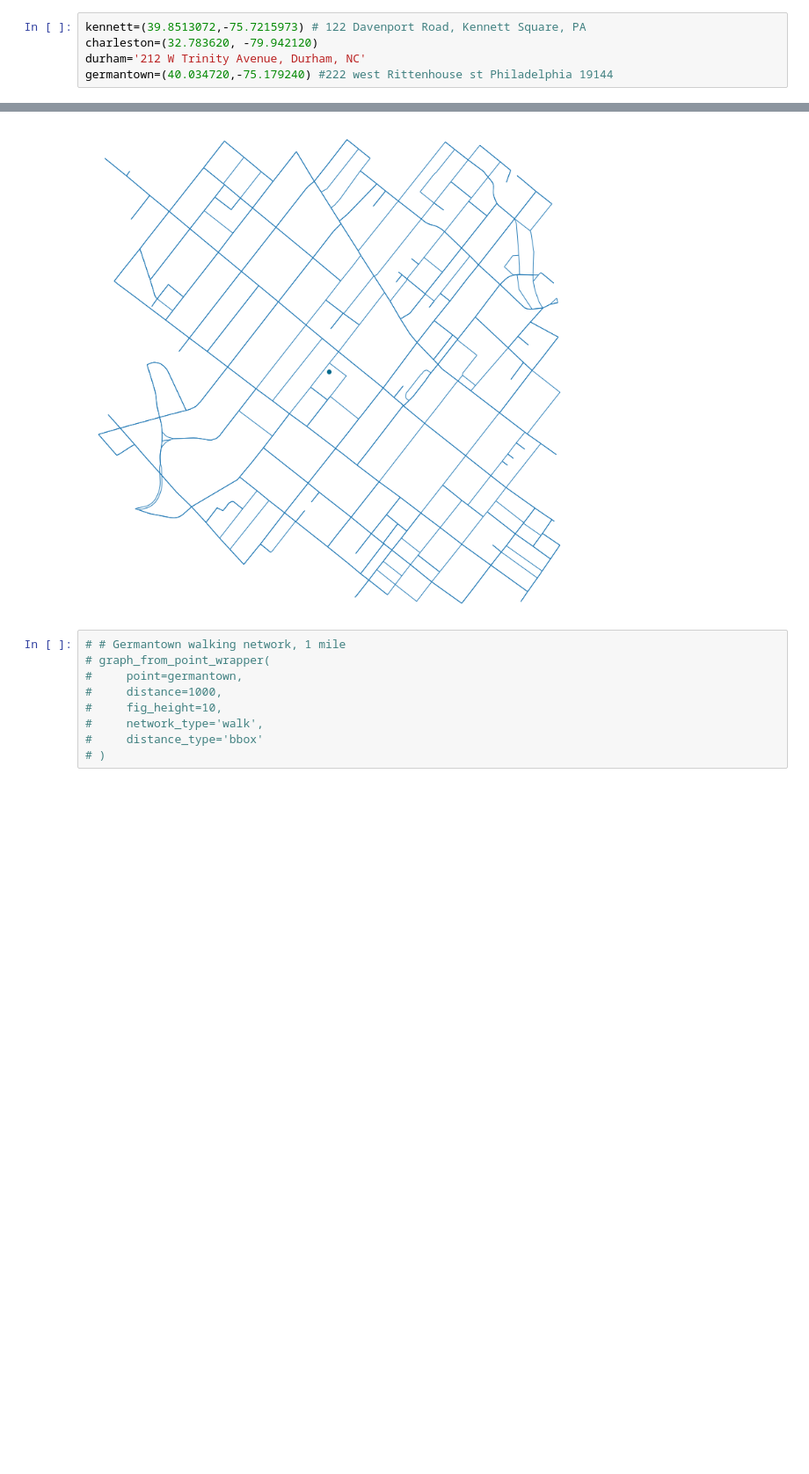
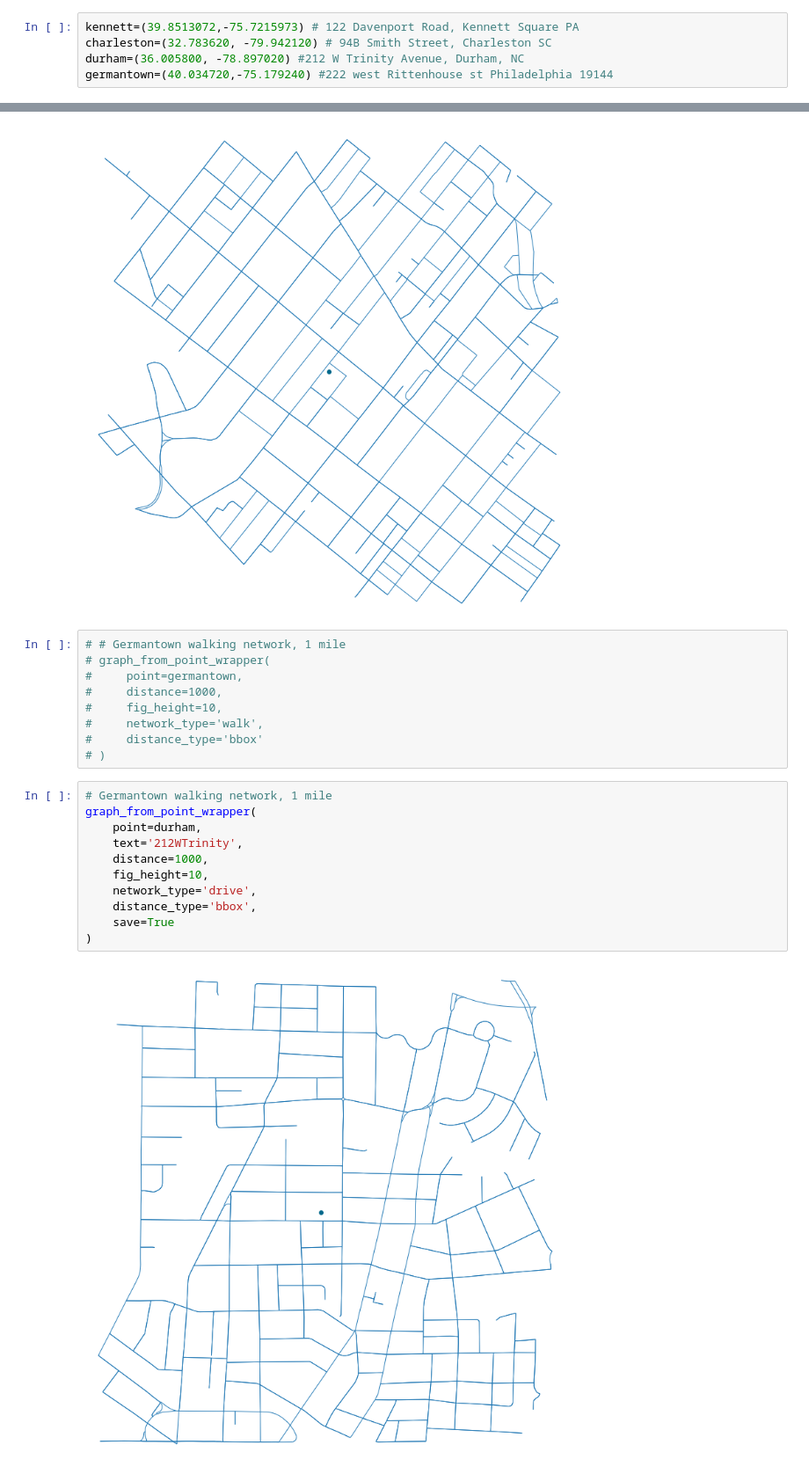
Before and after one commit to g-rock/maps, a Jupyter notebook: MapTest.ipynb, the cells around one changed output, grey strips where cells are left out. Shown at 88% size. Drawn from its saved outputs; the diff is of its cells as text; blank space fills up the shorter version.

Commit message:
west trinity

```diff
--- a/MapTest.ipynb
+++ b/MapTest.ipynb
@@ -52,9 +52,9 @@ def project_and_plot(g, fig_height, node_size, point=None, text='test', color=No
 # %% [markdown]
 ### Define the places we would like to map
 # %%
-kennett=(39.8513072,-75.7215973) # 122 Davenport Road, Kennett Square, PA
-charleston=(32.783620, -79.942120)
-durham='212 W Trinity Avenue, Durham, NC'
+kennett=(39.8513072,-75.7215973) # 122 Davenport Road, Kennett Square PA
+charleston=(32.783620, -79.942120) # 94B Smith Street, Charleston SC
+durham=(36.005800, -78.897020) #212 W Trinity Avenue, Durham, NC
 germantown=(40.034720,-75.179240) #222 west Rittenhouse st Philadelphia 19144
 # %%
 ## Kennett driving network, 2000m bounding box
@@ -126,3 +126,16 @@ graph_from_point_wrapper(
 #     network_type='walk',
 #     distance_type='bbox'
 # )
+# %%
+# Germantown walking network, 1 mile
+graph_from_point_wrapper(
+    point=durham,
+    text='212WTrinity',
+    distance=1000,
+    fig_height=10,
+    network_type='drive',
+    distance_type='bbox',
+    save=True
+)
+# %% [output]
+[figure, added]
```
Also changed, not shown: 3 other files.
